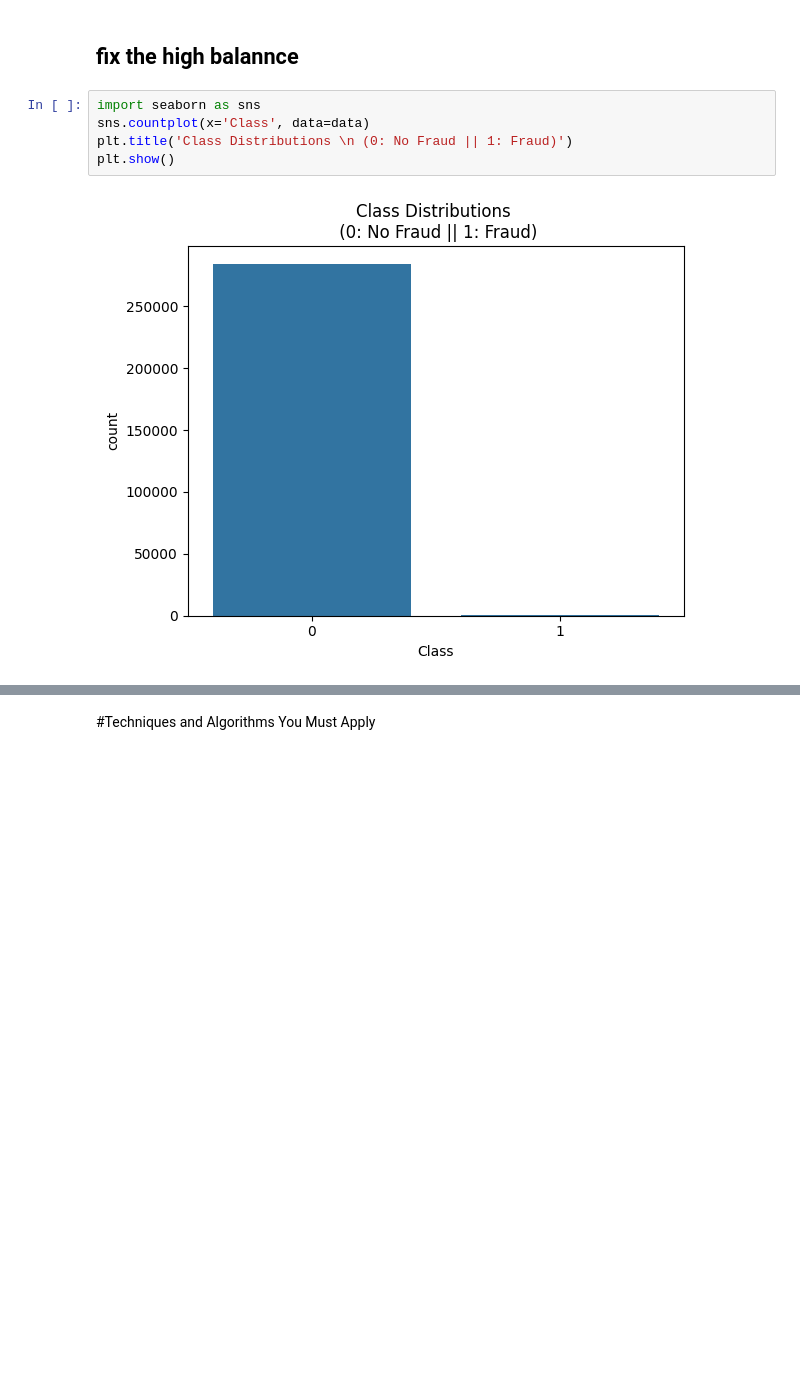
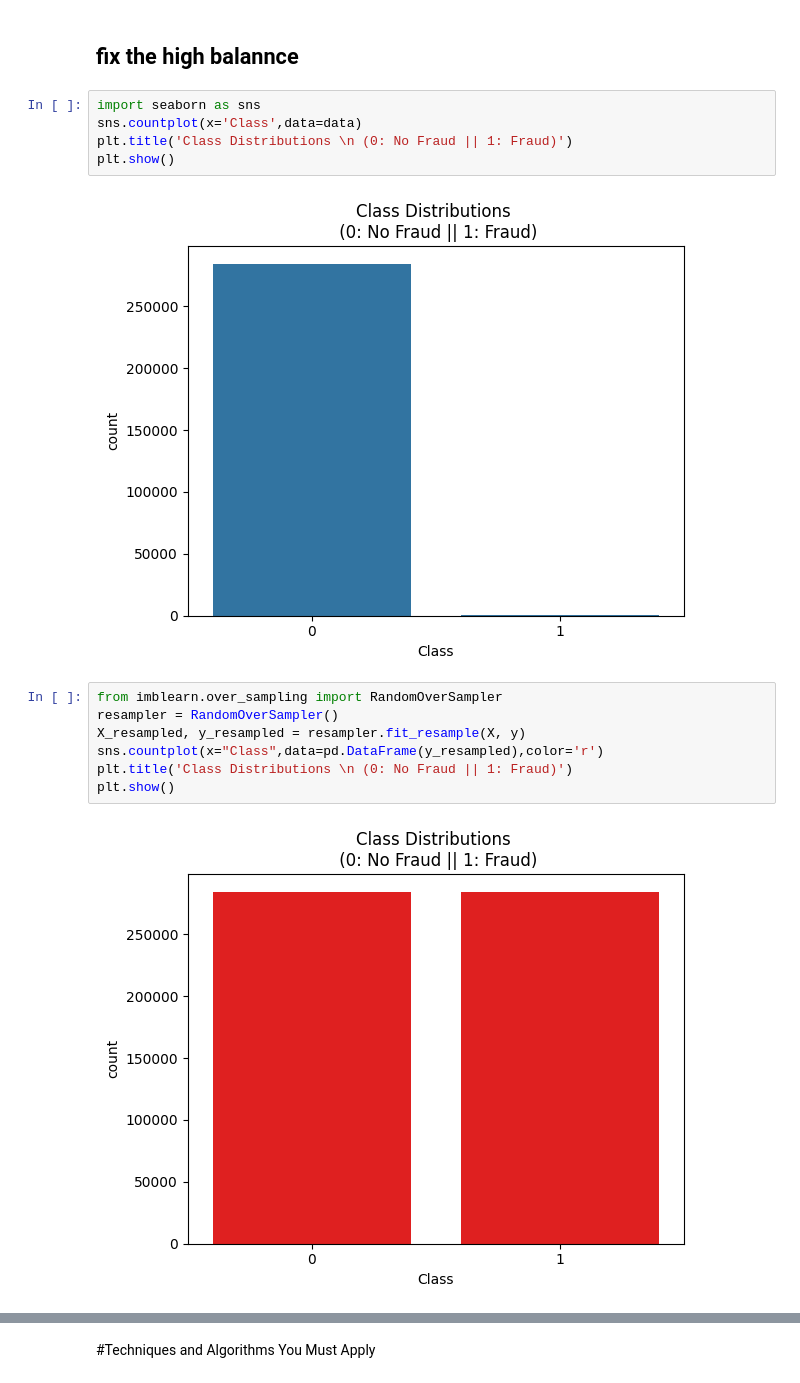
Before and after one commit to Naseem-Ananzeh/Ml2_Final_Project, a Jupyter notebook: creditcard_dataset_.ipynb, the cells around one changed output, grey strips where cells are left out. Drawn from its saved outputs; the diff is of its cells as text; blank space fills up the shorter version.

```diff
--- a/creditcard_dataset_.ipynb
+++ b/creditcard_dataset_.ipynb
@@ -192,8 +187,17 @@ dtype: float64
 ## fix the high balannce
 # %%
 import seaborn as sns
-sns.countplot(x='Class', data=data)
+sns.countplot(x='Class',data=data)
 plt.title('Class Distributions \n (0: No Fraud || 1: Fraud)')
 plt.show()
 # %% [output]
 [figure]
+# %%
+from imblearn.over_sampling import RandomOverSampler
+resampler = RandomOverSampler()
+X_resampled, y_resampled = resampler.fit_resample(X, y)
+sns.countplot(x="Class",data=pd.DataFrame(y_resampled),color='r')
+plt.title('Class Distributions \n (0: No Fraud || 1: Fraud)')
+plt.show()
+# %% [output]
+[figure, added]
```
Also changed, not shown: parts of 4 cells of this notebook.
